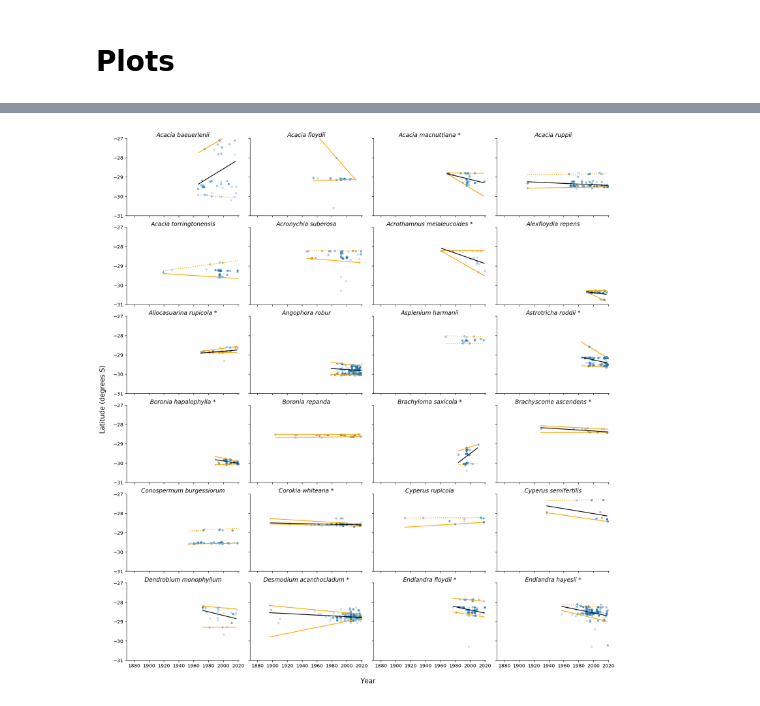
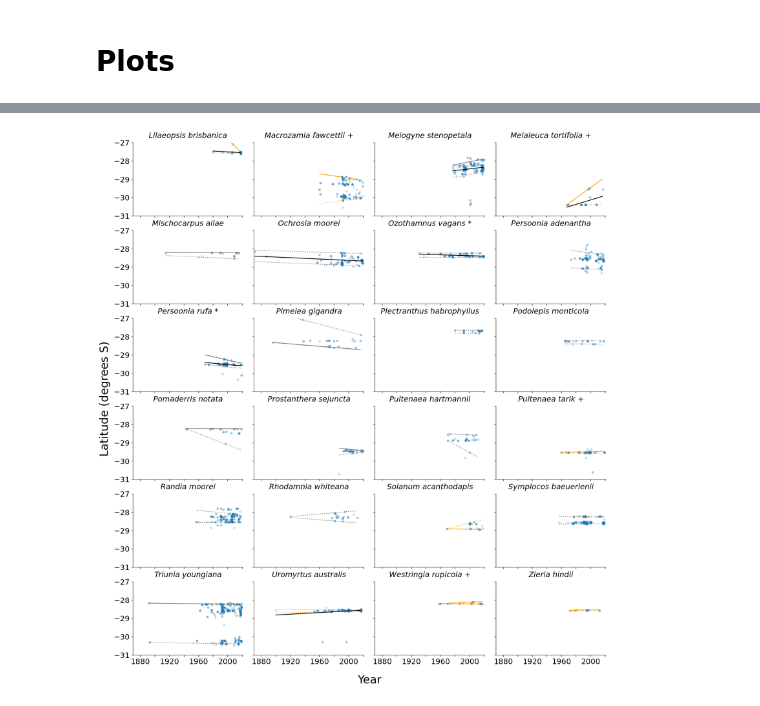
Before and after one commit to InnaOsmol/honours, a Jupyter notebook: Analysis and plots 29-07.ipynb, the cells around one changed output, grey strips where cells are left out. Cells and saved outputs as stored; diff of their text form; code cells hidden in the pictures.

```diff
--- a/Analysis and plots 29-07.ipynb
+++ b/Analysis and plots 29-07.ipynb
@@ -56,4 +51,4 @@ data[['Latitude', 'Longitude']]
 | 12740 | -29.555295 | 153.153734 |
 12322 rows × 2 columns
 # %%
-data['lat_long_tuple'] = list(zip(data.Latitude, data.Longitude))
+# data['lat_long_tuple'] = list(zip(data.Latitude, data.Longitude))
@@ -73,7 +57,7 @@ Name: lat_long_tuple, dtype: object
 # %% [markdown]
 # Used google maps elevation api to get elevation values - then exported as csv and reloaded data
 # %%
-data = pd.read_csv('./data_elevation.csv').drop(columns='Unnamed: 0')
+# data = pd.read_csv('./data_elevation.csv').drop(columns='Unnamed: 0')
 # %%
 data
 # %% [output]
@@ -128,7 +112,7 @@ p = []
 coefs_intercept = []
 coefs_year = []
 for i in range(len(data['Species'].unique())):
-    results = smf.ols('Latitude ~ Year + elevation', data=databyspecies[i]).fit()
+    results = smf.ols('Latitude ~ Year', data=databyspecies[i]).fit()
     p.append(results.pvalues)
     coefs_intercept.append(results.params[0])
     coefs_year.append(results.params[1])
@@ -530,0 +569,11 @@ params.head()
+# %%
+i = 7
+title = databyspecies[i].Species.unique()[0]
+if params.holm_adjust_ols[i]<0.05:
+    title = title +' *'
+if params.holm_adjust_anova[i]<0.05:
+    title = title +'^'
+if params.holm_adjust_5[i]<0.05:
+    title = title +'+'
+if params.holm_adjust_95[i]<0.05:
+    title = title +'x'
@@ -532,19 +585,18 @@ params.head()
 # makes big plot with subplots
 fig, axes = plt.subplots(6,4, sharex=True, sharey=True, figsize=(18, 20))
 
-plt.subplots_adjust(wspace=0.10, hspace=0.15)
+plt.subplots_adjust(wspace=0.10, hspace=0.2)
 
 
 # add invisible frame around big plot with axis labels
 fig.add_subplot(111, frameon=False)
 plt.tick_params(labelcolor='none', top=False, bottom=False, left=False, right=False)
 plt.grid(False)
-plt.xlabel("Year", fontsize=14, labelpad=20)
-plt.ylabel("Latitude (degrees S)", fontsize=14, labelpad=20)
-
+plt.xlabel("Year", fontsize=24, labelpad=25)
+plt.ylabel("Latitude (degrees S)", fontsize=24, labelpad=25)
 
 # add smaller subplots by iteration
-for i, ax in enumerate(axes.flatten(), start=0):
+for i, ax in enumerate(axes.flatten(), start=48):
 
     try:
         species = databyspecies[i]
@@ -563,47 +615,73 @@ for i, ax in enumerate(axes.flatten(), start=0):
         ax.yaxis.set_major_locator(MaxNLocator(integer=True))
         ax.xaxis.set_major_locator(MaxNLocator(integer=True))
 
+        # makes every second tick mark label on x axis invisible
+        for label in ax.xaxis.get_ticklabels()[::2]:
+            label.set_visible(False)
+
+        ax.tick_params(axis='both', which='major', labelsize=16)
+
+
 
         # define x values (earliest year of occurence for species to latest, in steps of 1)
         x = np.arange(databyspecies[i].Year.min(), databyspecies[i].Year.max(), 1)
 
         # define function to produce y values (y=mx+b)
         def get_y(b,m):
             return m*x+b
 
         # 5th percentile line
-        if params.holm_adjust_5[i]<0.05:
+        if ((params.p_val_anova[i]<0.05) and (params.p5[i]<0.05)):
             y5 = get_y(params.coefs5_intercept[i], params.coefs5[i])
             ax.plot(x, y5, color='orange')
-
+        elif params.p5[i]<0.05:
+            y5 = get_y(params.coefs5_intercept[i], params.coefs5[i])
+            ax.plot(x, y5, color='grey')
+        elif params.p_val_anova[i]<0.05:
+            y5 = get_y(params.coefs5_intercept[i], params.coefs5[i])
+            ax.plot(x, y5, linestyle='dotted', color='orange')
         else:
             y5 = get_y(params.coefs5_intercept[i], params.coefs5[i])
-            ax.plot(x, y5, linestyle='dotted', color='orange')
+            ax.plot(x, y5, linestyle='dotted', color='grey')
 
         # 95th percentile line
-        if params.holm_adjust_95[i]<0.05:
+        if ((params.p_val_anova[i]<0.05) and (params.p95[i]<0.05)):
             y95 = get_y(params.coefs95_intercept[i], params.coefs95[i])
             ax.plot(x, y95, color='orange')
-
+        elif params.p95[i]<0.05:
+            y95 = get_y(params.coefs95_intercept[i], params.coefs95[i])
+            ax.plot(x, y95, color='grey')
+        elif params.p_val_anova[i]<0.05:
+            y95 = get_y(params.coefs95_intercept[i], params.coefs95[i])
+            ax.plot(x, y95, linestyle='dotted', color='orange')
         else:
             y95 = get_y(params.coefs95_intercept[i], params.coefs95[i])
-            ax.plot(x, y95, linestyle='dotted', color='orange')
+            ax.plot(x, y95, linestyle='dotted', color='grey')
 
         # OLS regression line
         if params.Year[i]<0.05:
             y = get_y(params.coefs_intercept[i], params.coefs_year[i])
             ax.plot(x, y, color='black')
 
         # Scatterplot
-        ax.scatter(species.Year, species.Latitude, alpha = 0.2, s=12)
+        ax.scatter(species.Year, species.Latitude, alpha = 0.2, s=15)
 
-        # Title (species name)
-        if params.holm_adjust_ols[i]<0.05:
-            ax.set_title(' '.join(species.Species.unique() + ' *'), fontsize=12, pad=3, style='italic')
-        else:
-            ax.set_title(' '.join(species.Species.unique()), fontsize=12, pad=3, style='italic');
+
+#         else:
+#             ax.set_title(' '.join(species.Species.unique()), fontsize=12, pad=3, style='italic');
 
     except:
         pass
+        # Title (species name)
+    title = databyspecies[i].Species.unique()[0]
+    if params.holm_adjust_ols[i]<0.05:
+        title = title +' *'
+    if params.holm_adjust_anova[i]<0.05:
+        title = title +' ^'
+    if params.holm_adjust_5[i]<0.05:
+        title = title +' ~'
+    if params.holm_adjust_95[i]<0.05:
+        title = title +' +'
+    ax.set_title(label=title, fontsize=16, pad=10, style='italic')
 # %% [output]
-[figure, old version]
+[figure, new version]
```
Also changed, not shown: parts of 41 cells of this notebook.
